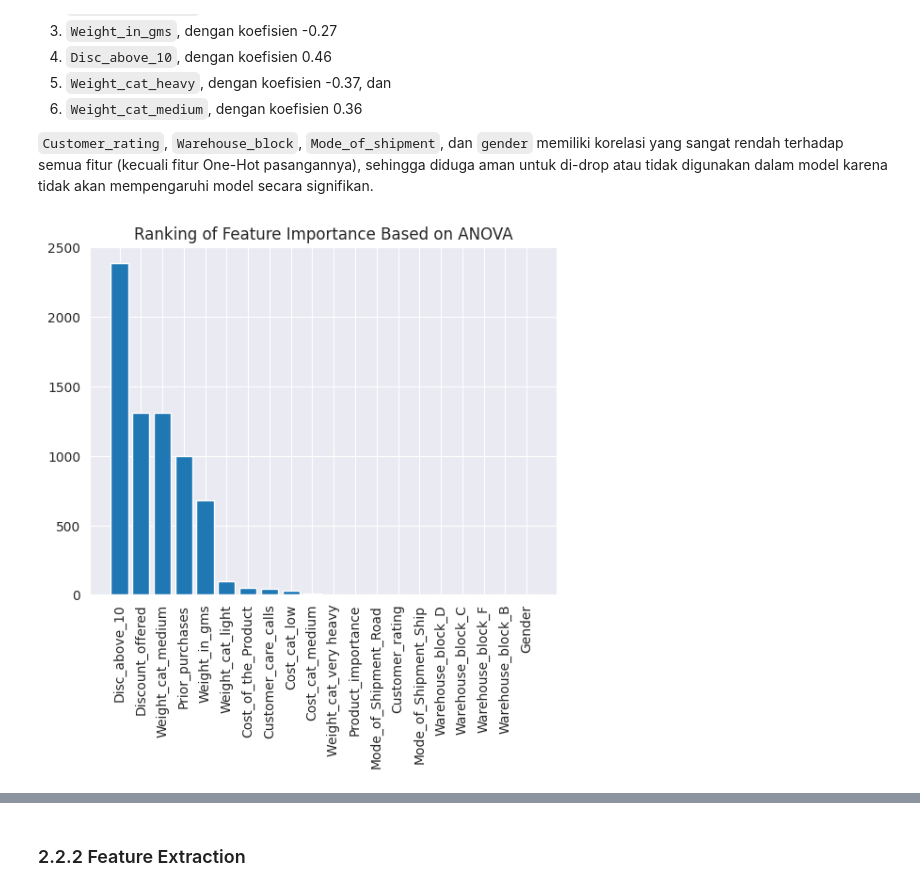
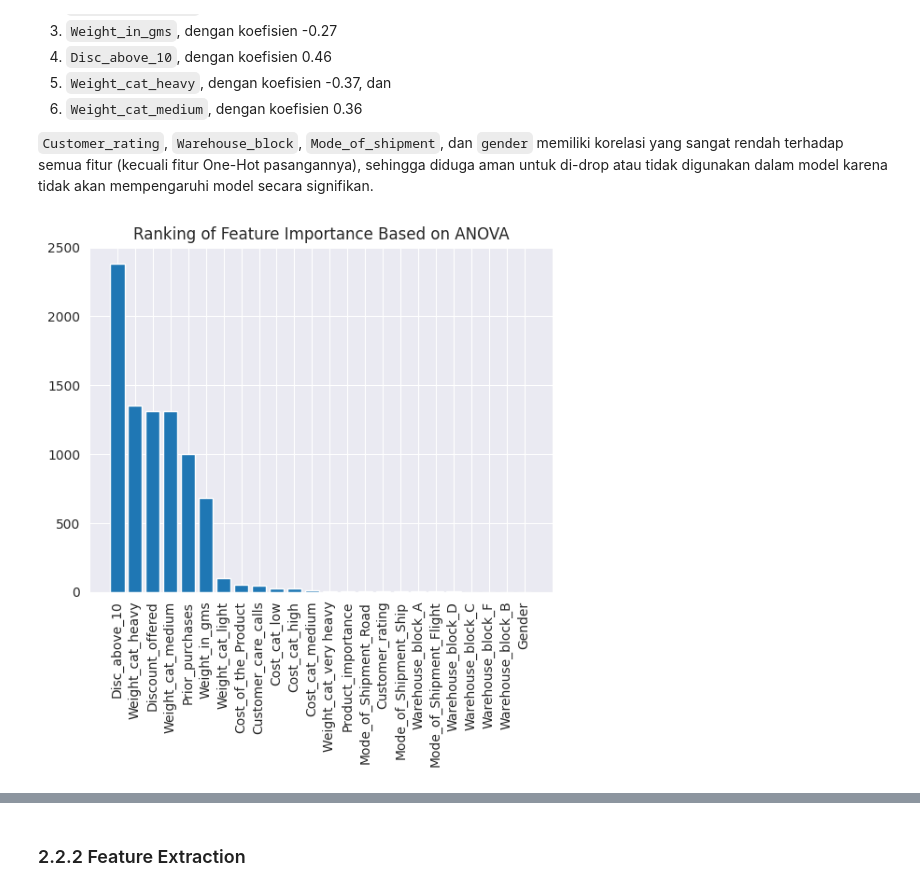
Before and after one commit to uniainiyah/ecommerce-ds, a Jupyter notebook: Final_Project_DS_Rakamin_Batch_31_Kelompok_4_(Cobra).ipynb, the cells around one changed output, grey strips where cells are left out. Drawn from its saved outputs; the diff is of its cells as text; code cells hidden in the pictures.

```diff
--- a/Final_Project_DS_Rakamin_Batch_31_Kelompok_4_(Cobra).ipynb
+++ b/Final_Project_DS_Rakamin_Batch_31_Kelompok_4_(Cobra).ipynb
@@ -815,7 +815,7 @@ x_test_encoded['Product_importance'] = prod_importance_encoder.transform(x_test_
 ohe_list = ['Warehouse_block', 'Mode_of_Shipment', 'Weight_cat', 'Cost_cat']
 
 # create an encoder and fit the dataframe
-ohe_encoder = OneHotEncoder(sparse_output=False, drop='first').fit(x_train_encoded[ohe_list])
+ohe_encoder = OneHotEncoder(sparse_output=False).fit(x_train_encoded[ohe_list])
 
 # transform train data
 train_encoded = ohe_encoder.transform(x_train_encoded[ohe_list])
@@ -951,29 +928,29 @@ Setelah dilakukan pemeriksaan ulang korelasi antar fitur, ditemukan bahwa terdap
 # %%
 # using ANOVA
 from sklearn.feature_selection import SelectKBest
 from sklearn.feature_selection import f_classif
 
 selector = SelectKBest(f_classif, k='all')
-x_train_new = selector.fit_transform(x_train_encoded, y_train_outlier_removed)
+kbest_fit = selector.fit_transform(x_train_encoded, y_train_outlier_removed)
 
 columns = x_train_encoded.columns
 
 feature_scores = list(zip(selector.scores_,columns))
 sorted_feature_scores = sorted(feature_scores,reverse=True)
 
 num_list = []
 col_list = []
 for i in range(len(columns)):
    num_list.append((sorted_feature_scores[i])[0])
    col_list.append((sorted_feature_scores[i])[1])
 
 plt.bar(col_list,num_list)
 plt.xticks(rotation=90)
 plt.title('Ranking of Feature Importance Based on ANOVA')
 
 plt.show()
 # %% [output]
-[figure, old version]
+[figure, new version]
 # %% [markdown]
 Berdasarkan nilai ANOVA fitur terhadap target, dapat diambil kesimpulan yang serupa dengan hasil uji korelasi; bahwa terdapat 6 fitur yang memiliki hubungan yang mendominasi terhadap target, dengan satu fitur (`Disc_above_10`) mendominasi fitur lainnya.
 
```
Also changed, not shown: parts of 6 cells of this notebook.
